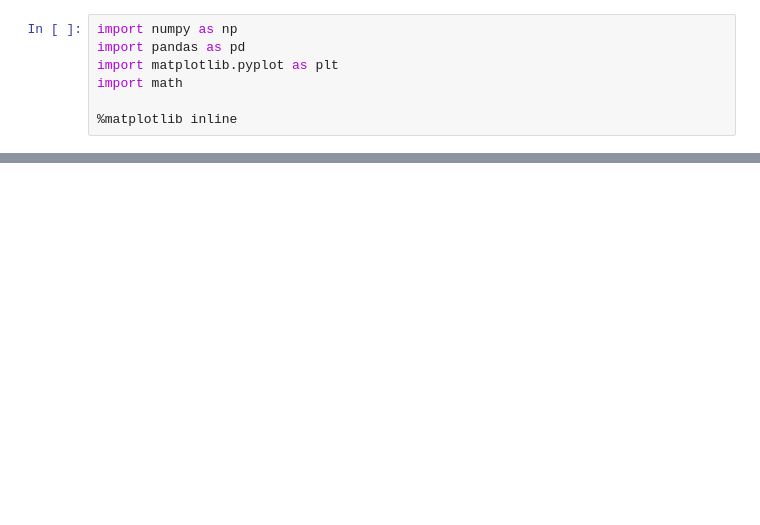
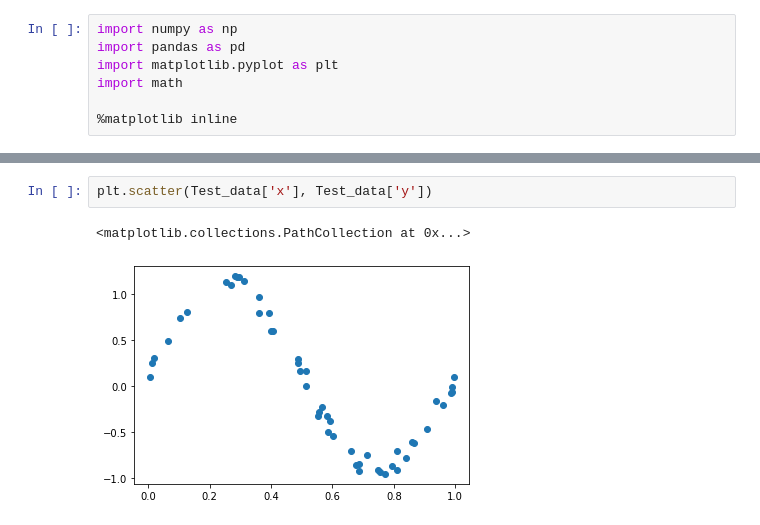
Before and after one commit to Rohanjos97/machine-learning-assignments, a Jupyter notebook: Assignment1.ipynb, the cells around one changed output, grey strips where cells are left out. Saved outputs shown, nothing was run; the diff lists cells and outputs as text; blank space fills up the shorter version.

```diff
--- a/Assignment1.ipynb
+++ b/Assignment1.ipynb
@@ -58,0 +88,5 @@ test_data
+# %%
+plt.scatter(Test_data['x'], Test_data['y'])
+# %% [output]
+<matplotlib.collections.PathCollection at 0x...>
+[figure, added]
```
Also changed, not shown: parts of 65 cells of this notebook.
